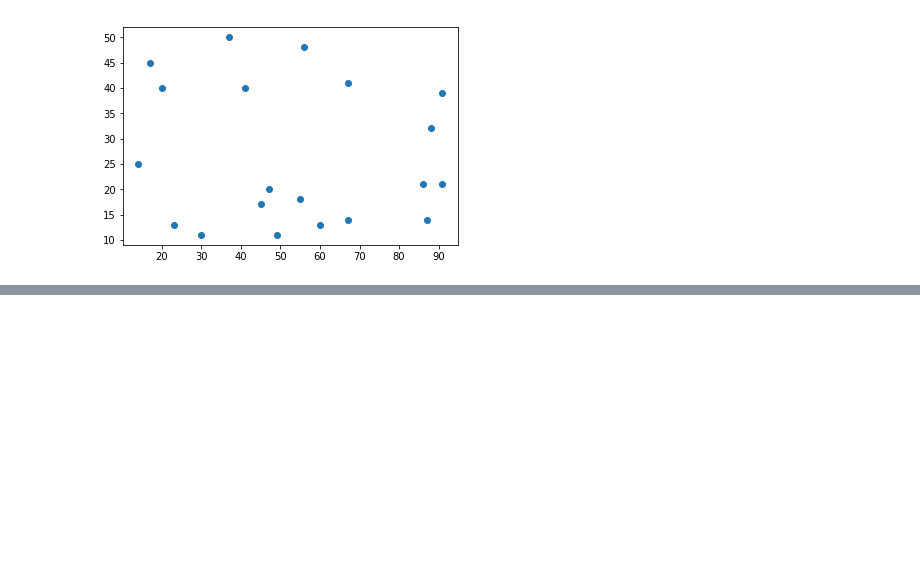
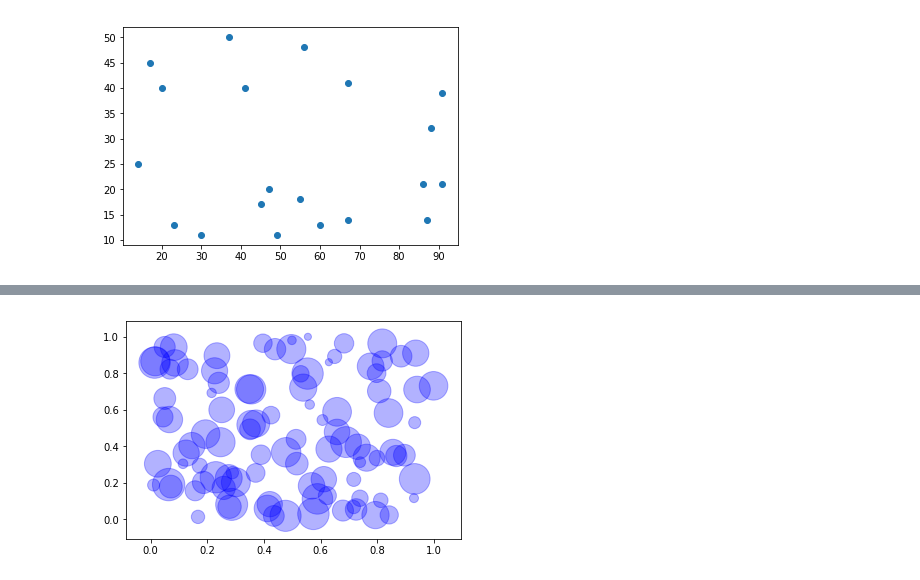
Before and after one commit to TsubasaYoshida/python_learning, a Jupyter notebook: src/graph_introduciton.ipynb, the cells around one changed output, grey strips where cells are left out. Saved outputs shown, nothing was run; the diff lists cells and outputs as text; code cells hidden in the pictures; blank space fills up the shorter version.

```diff
--- a/src/graph_introduciton.ipynb
+++ b/src/graph_introduciton.ipynb
@@ -114,0 +134,9 @@ plt.show()
+# %%
+import matplotlib.pyplot as plt
+import numpy as np
+X, Y = np.random.rand(100), np.random.rand(100)
+V = np.random.rand(100)*1000 + 50
+plt.scatter(X, Y, s=V, c="b", alpha=0.3, linewidths=1, edgecolors="b")
+plt.show()
+# %% [output]
+[figure, added]
```
Also changed, not shown: parts of 4 cells of this notebook.
